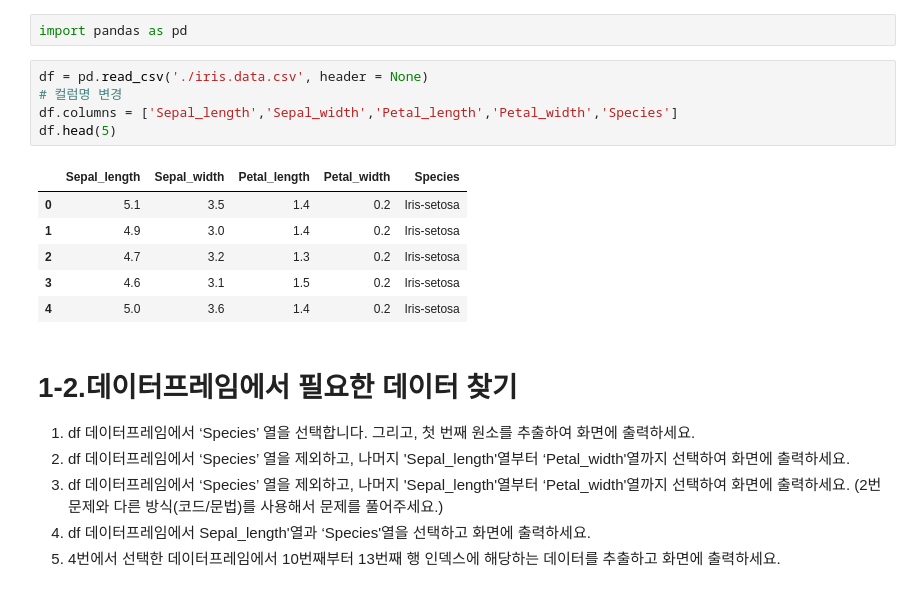
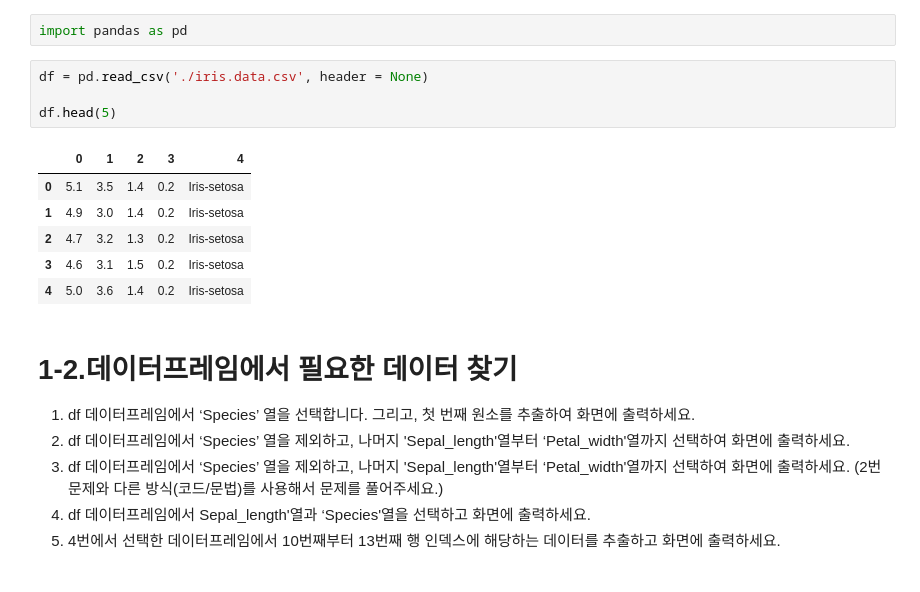
Before and after one commit to dablro12/data_analyses, a Jupyter notebook: 트럼프 대통령 트윗 분석/연습문제: 트럼프 대통령 트윗 분석.ipynb, the cells around one changed output. Cells and saved outputs as stored; diff of their text form.

```diff
--- a/트럼프 대통령 트윗 분석/연습문제: 트럼프 대통령 트윗 분석.ipynb
+++ b/트럼프 대통령 트윗 분석/연습문제: 트럼프 대통령 트윗 분석.ipynb
@@ -10,11 +10,10 @@
 import pandas as pd
 # %%
 df = pd.read_csv('./iris.data.csv', header = None)
-# 컬럼명 변경
-df.columns = ['Sepal_length','Sepal_width','Petal_length','Petal_width','Species']
+
 df.head(5)
 # %% [output]
-|  | Sepal_length | Sepal_width | Petal_length | Petal_width | Species |
+|  | 0 | 1 | 2 | 3 | 4 |
 | 0 | 5.1 | 3.5 | 1.4 | 0.2 | Iris-setosa |
 | 1 | 4.9 | 3.0 | 1.4 | 0.2 | Iris-setosa |
 | 2 | 4.7 | 3.2 | 1.3 | 0.2 | Iris-setosa |
```
Also changed, not shown: parts of 5 cells of this notebook, 1 other file.
